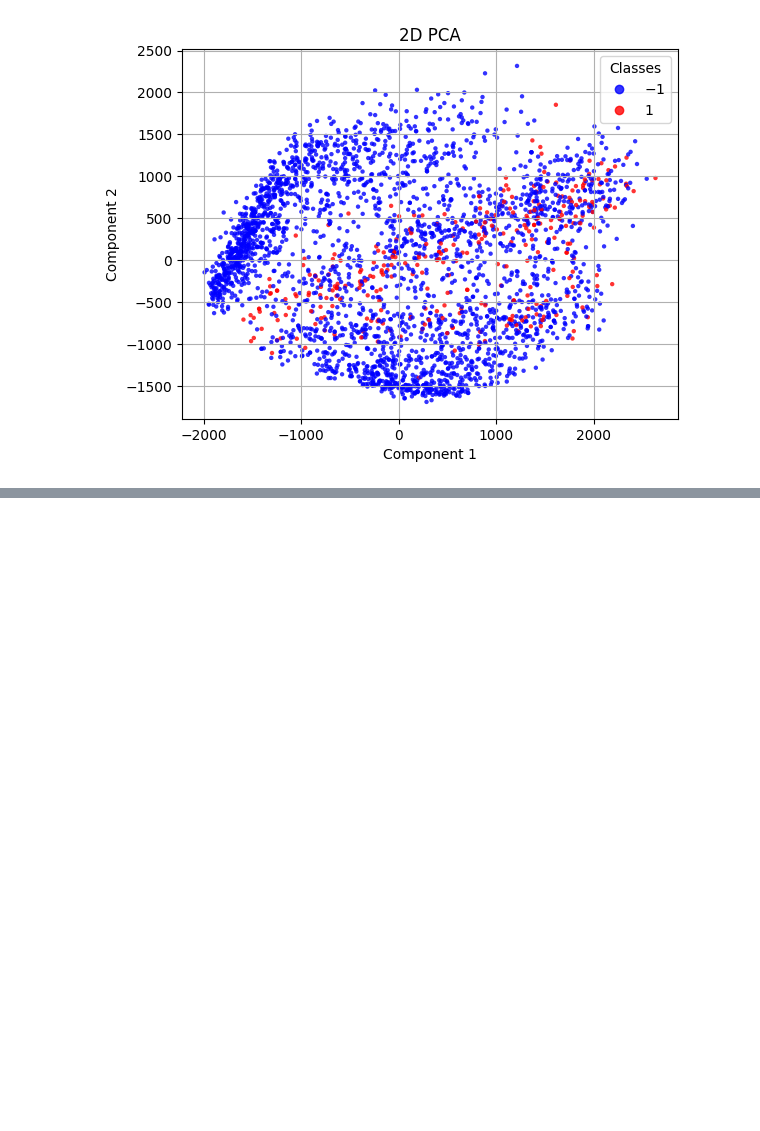
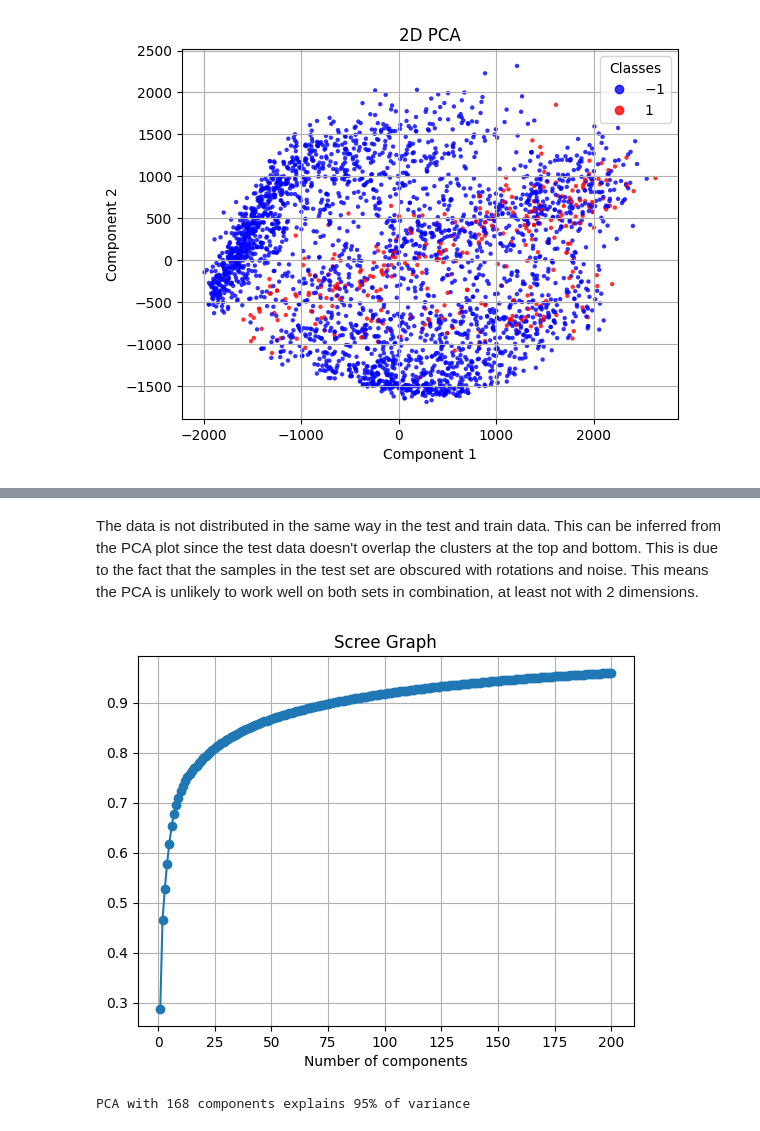
Before and after one commit to brendanbennett/CS909, a Jupyter notebook: 2024/A1/assignment1.ipynb, the cells around one changed output, grey strips where cells are left out. Cells and saved outputs as stored; diff of their text form; code cells hidden in the pictures; blank space fills up the shorter version.

```diff
--- a/2024/A1/assignment1.ipynb
+++ b/2024/A1/assignment1.ipynb
@@ -578,0 +641,22 @@ plt.show()
+# %% [markdown]
+The data is not distributed in the same way in the test and train data. This can be inferred from the PCA plot since the test data doesn't overlap the clusters at the top and bottom. This is due to the fact that the samples in the test set are obscured with rotations and noise. This means the PCA is unlikely to work well on both sets in combination, at least not with 2 dimensions.
+# %%
+pca = PCA(n_components=200)
+pca.fit(Xtrain)
+
+scree = [
+    np.arange(len(pca.explained_variance_ratio_)) + 1,
+    np.cumsum(pca.explained_variance_ratio_),
+]
+plt.figure()
+plt.plot(*scree, "o-")
+plt.grid()
+plt.xlabel("Number of components")
+plt.title("Scree Graph")
+plt.show()
+
+optimal_pca_components = np.where(scree[1] > 0.95)[0][0]
+print(f"PCA with {optimal_pca_components} components explains 95% of variance")
+# %% [output]
+[figure, added]
+PCA with 168 components explains 95% of variance
```
Also changed, not shown: parts of 22 cells of this notebook, 1 other file.
